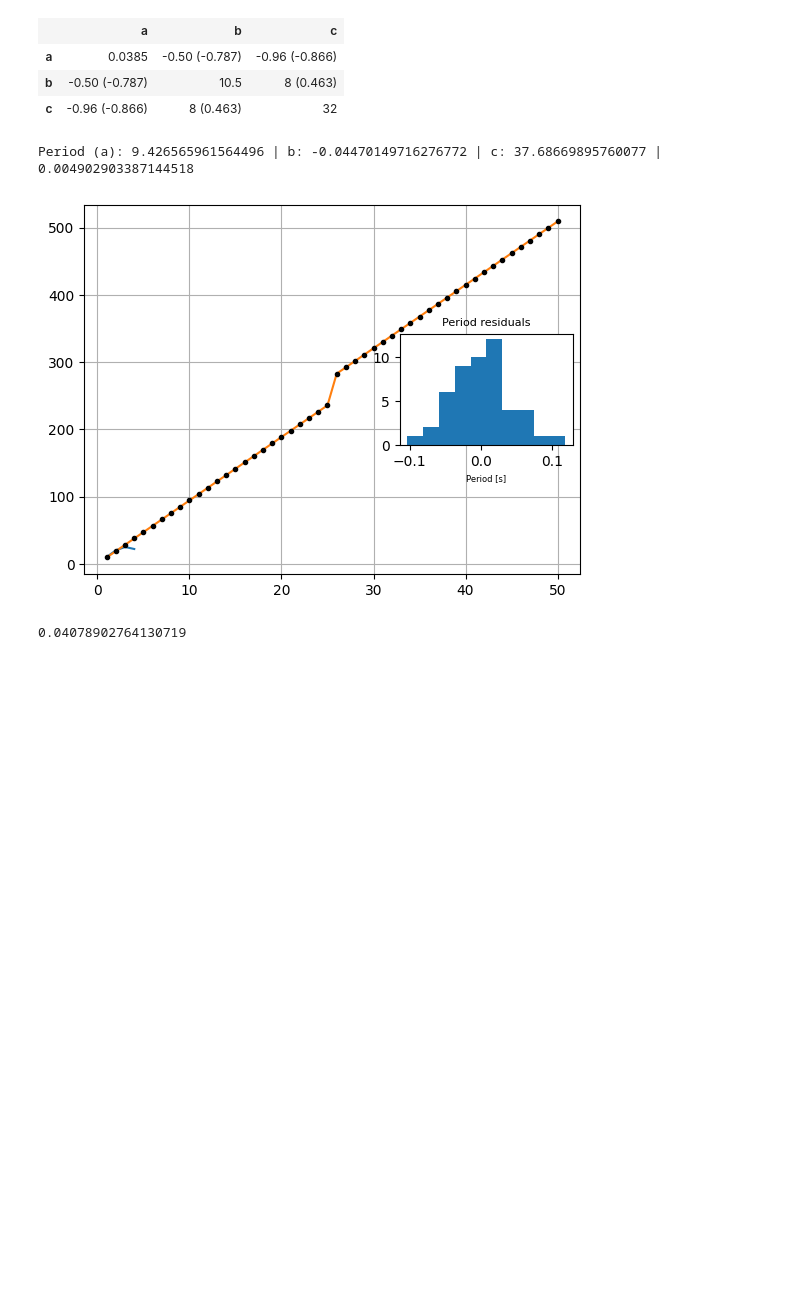
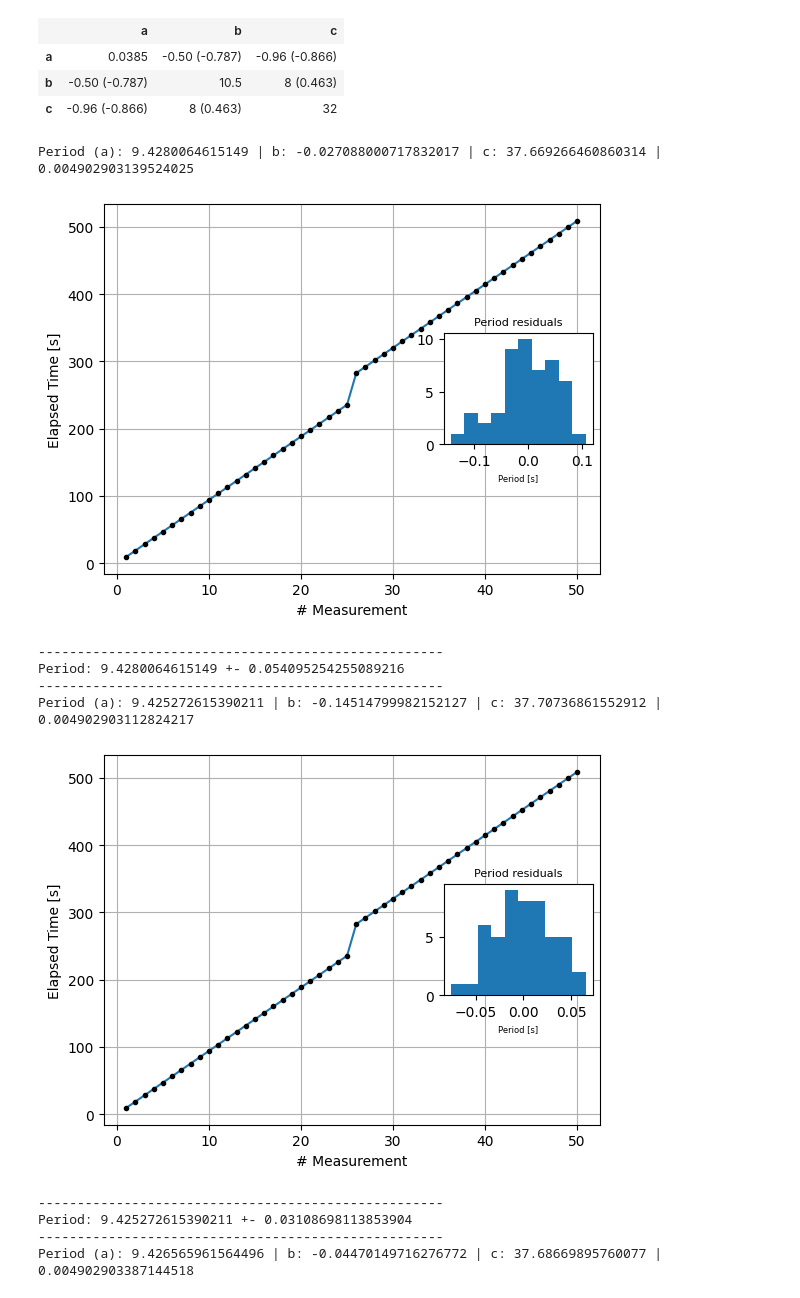
Before and after one commit to MagnusTrier/appstat_project, a Jupyter notebook: pendulum_original.ipynb, the cells around one changed output. Cells and saved outputs as stored; diff of their text form; code cells hidden in the pictures; blank space fills up the shorter version.

Commit message:
finished pendulum data

```diff
--- a/pendulum_original.ipynb
+++ b/pendulum_original.ipynb
@@ -119,26 +119,43 @@ def pendulumFit(data, err = 0.25, show_plots = False):
         fig, ax = plt.subplots()
 
         # Main plot
-        ax.plot([1, 2, 3, 4], [10, 20, 25, 22])
         ax.grid()
         ax.plot(data['n'], model_y)
         ax.scatter(xaxis, data['t_s'], marker = '.', c = 'black', zorder = 10)
 
 
         # Inset plot
-        inset = inset_axes(ax, width="35%", height="30%", loc="center right")
+        inset = inset_axes(ax, width="30%", height="30%", loc="center right")
         inset.hist(resi)
         inset.set_title("Period residuals", fontsize=8)
         inset.set_xlabel("Period [s]", fontsize = 6)
+        ax.set_xlabel('# Measurement')
+        ax.set_ylabel("Elapsed Time [s]")
 
         plt.show()
 
-    print(np.std(resi))
+    print("----------------------------------------------------")
+    print(f"Period: {a} +- {np.std(resi)}")
+    print("----------------------------------------------------")
 
+    # tape = 22.132438001214386
+    # laser = 22.132438001214386
 
-
-pendulumFit(data2, show_plots=True)
+    # g = 4 * np.pi**2 * laser / a**2
+    return a, np.std(resi)
-# %% [output]
-Period (a): 9.426565961564496 | b: -0.04470149716276772 | c: 37.68669895760077 | 0.004902903387144518
-[figure, removed]
-0.04078902764130719
+# %%
+t_0, err_0 = pendulumFit(data0, show_plots=True)
+t_1, err_1 = pendulumFit(data1, show_plots=True)
+t_2, err_2 = pendulumFit(data2, show_plots=True)
+# %% [output]
+Period (a): 9.4280064615149 | b: -0.027088000717832017 | c: 37.669266460860314 | 0.004902903139524025
+[figure, added]
+----------------------------------------------------
+Period: 9.4280064615149 +- 0.054095254255089216
+----------------------------------------------------
+Period (a): 9.425272615390211 | b: -0.14514799982152127 | c: 37.70736861552912 | 0.004902903112824217
+[figure, added]
+----------------------------------------------------
+Period: 9.425272615390211 +- 0.03108698113853904
+----------------------------------------------------
+Period (a): 9.426565961564496 | b: -0.04470149716276772 | c: 37.68669895760077 | 0.004902903387144518
```
Also changed, not shown: parts of 1 cell of this notebook, 2 other files.
